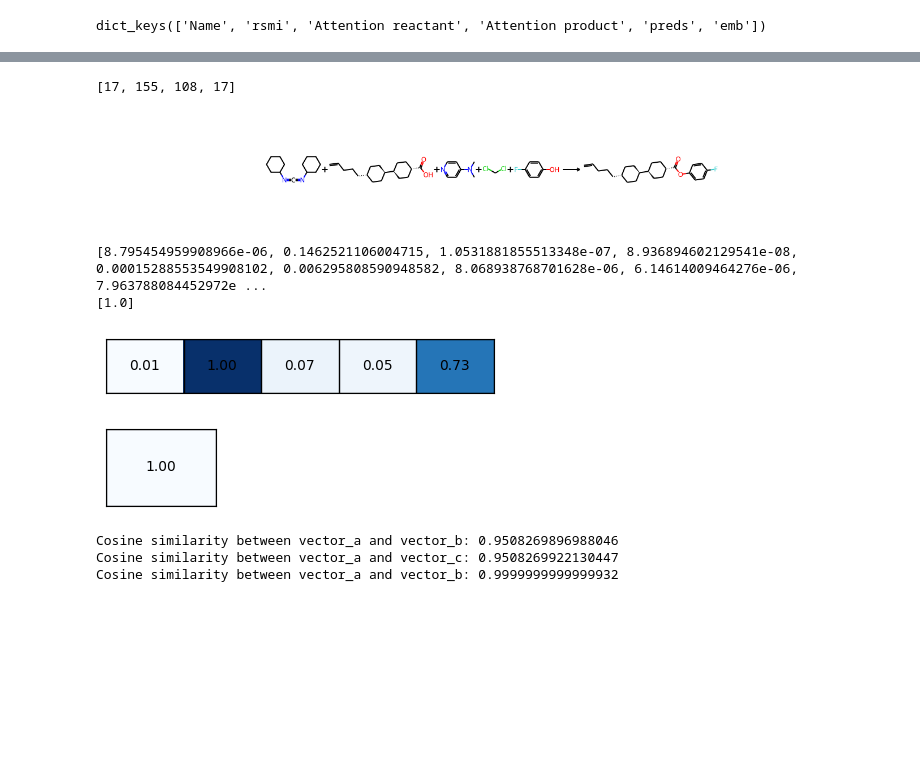
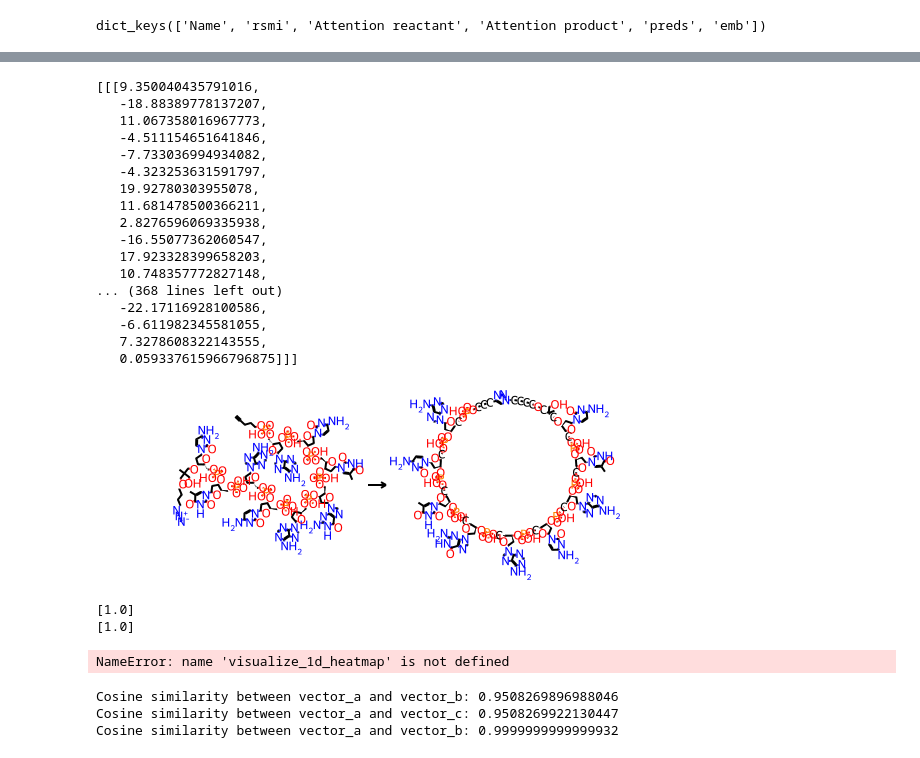
Before and after one commit to phuocchung123/SynCat, a Jupyter notebook: attention_combine.ipynb, the cells around one changed output, grey strips where cells are left out. Saved outputs shown, nothing was run; the diff lists cells and outputs as text; code cells hidden in the pictures; blank space fills up the shorter version.

```diff
--- a/attention_combine.ipynb
+++ b/attention_combine.ipynb
@@ -21,7 +21,23 @@ len(data['Attention product'])
 # %%
-data['preds']
+data['emb']
 # %% [output]
-[17, 155, 108, 17]
+[[[9.350040435791016,
+   -18.88389778137207,
+   11.067358016967773,
+   -4.511154651641846,
+   -7.733036994934082,
+   -4.323253631591797,
+   19.92780303955078,
+   11.681478500366211,
+   2.8276596069335938,
+   -16.55077362060547,
+   17.923328399658203,
+   10.748357772827148,
+... (368 lines left out)
+   -22.17116928100586,
+   -6.611982345581055,
+   7.3278608322143555,
+   0.059337615966796875]]]
 # %%
 import matplotlib.pyplot as plt
 import numpy as np
@@ -65,7 +81,7 @@ from rdkit.Chem import AllChem, Draw
 import numpy as np
 import itertools
 
-idx_ini=2
+idx_ini=0
 
 #Original reaction
 rsmi=data['rsmi'][0][0][idx_ini]
@@ -87,38 +103,37 @@ result_attention_p=[]
 for i,j in itertools.combinations(range(num_product),2):
     index_lst_p.append((i,j))
 
 
 #Attention_Reactant
 attention_r=data['Attention reactant'][idx_ini]
 print(attention_r)
 for idx in range(num_reactant):
     attention=0
     for idx_j,j in enumerate(index_lst_r):
         if idx in j:
             attention+=attention_r[idx_j]
     result_attention_r.append(np.round(attention,3))
     # print(f' The attention of {idx}th reactant is: {attention} ')
     # display(Draw.MolToImage(Chem.MolFromSmiles(reactant[idx])))
 
 #Attention_Reactant
 attention_p=data['Attention product'][idx_ini]
 print(attention_p)
 for idx in range(num_product):
     attention=0
     for idx_j,j in enumerate(index_lst_p):
         if idx in j:
             attention+=attention_p[idx_j]
     result_attention_p.append(np.round(attention,3))
     # print(f' The attention of {idx}th product is: {attention} ')
     # display(Draw.MolToImage(Chem.MolFromSmiles(product[idx])))
 visualize_1d_heatmap(result_attention_r)
 visualize_1d_heatmap(result_attention_p)
 # %% [output]
-[figure, old version]
+[figure, new version]
-[8.795454959908966e-06, 0.1462521106004715, 1.0531881855513348e-07, 8.936894602129541e-08, 0.00015288553549908102, 0.006295808590948582, 8.068938768701628e-06, 6.14614009464276e-06, 7.963788084452972e ...
 [1.0]
+[1.0]
-[figure, removed]
-[figure, removed]
+NameError: name 'visualize_1d_heatmap' is not defined
 # %%
 vector_a=np.array(data['emb'][0][0])
 vector_b=np.array(data['emb'][0][1])
```
Also changed, not shown: parts of 3 cells of this notebook.
